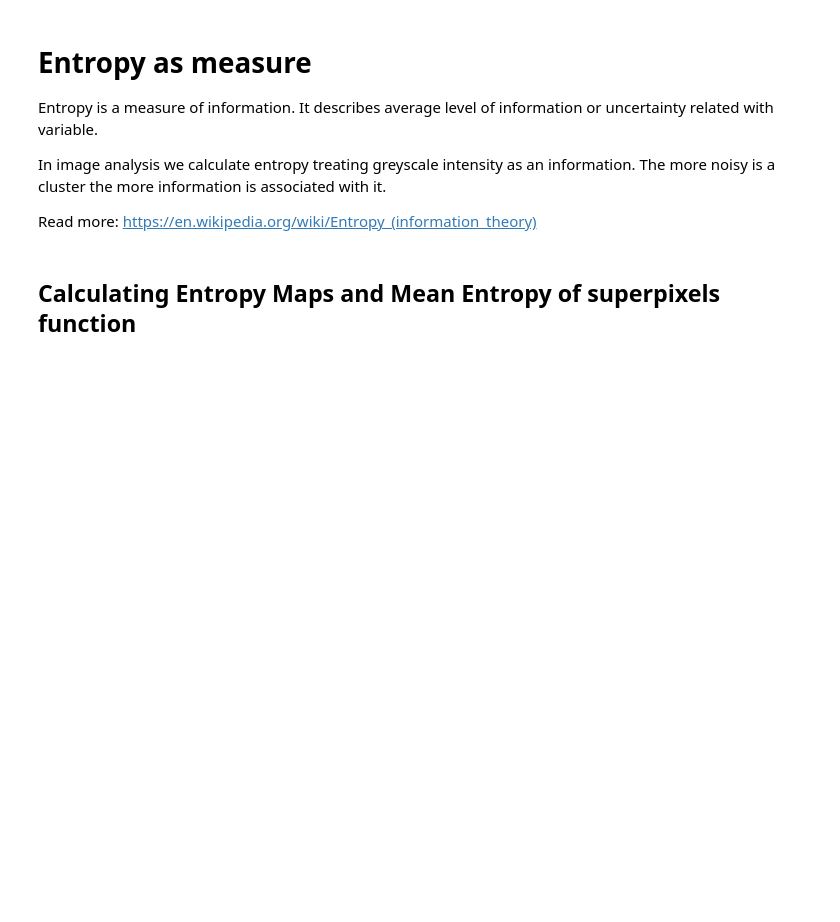
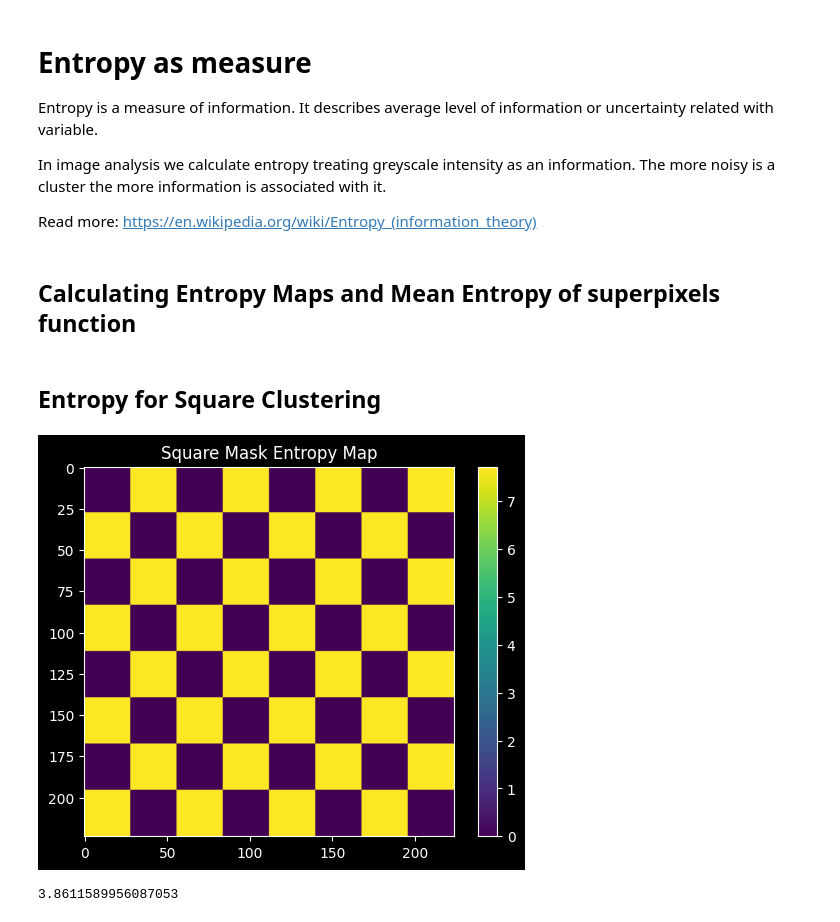
Before and after one commit to xXKeNdAmAmAsTeRXx/XAI_methods_in_classification, a Jupyter notebook: Intro_to_superpixels.ipynb, the cells around one changed output. Drawn from its saved outputs; the diff is of its cells as text; code cells hidden in the pictures; blank space fills up the shorter version.

Commit message:
measure of entropy for each mask

```diff
--- a/Intro_to_superpixels.ipynb
+++ b/Intro_to_superpixels.ipynb
@@ -139,3 +139,10 @@ def show_entropy_map(img, mask, title="Entropy Map"):
     mean = float(mean)
 
     return mean
+# %% [markdown]
+## Entropy for Square Clustering
+# %%
+show_entropy_map(img, sq_mask, title='Square Mask Entropy Map')
+# %% [output]
+[figure, added]
+3.8611589956087053
```
Also changed, not shown: parts of 6 cells of this notebook.
